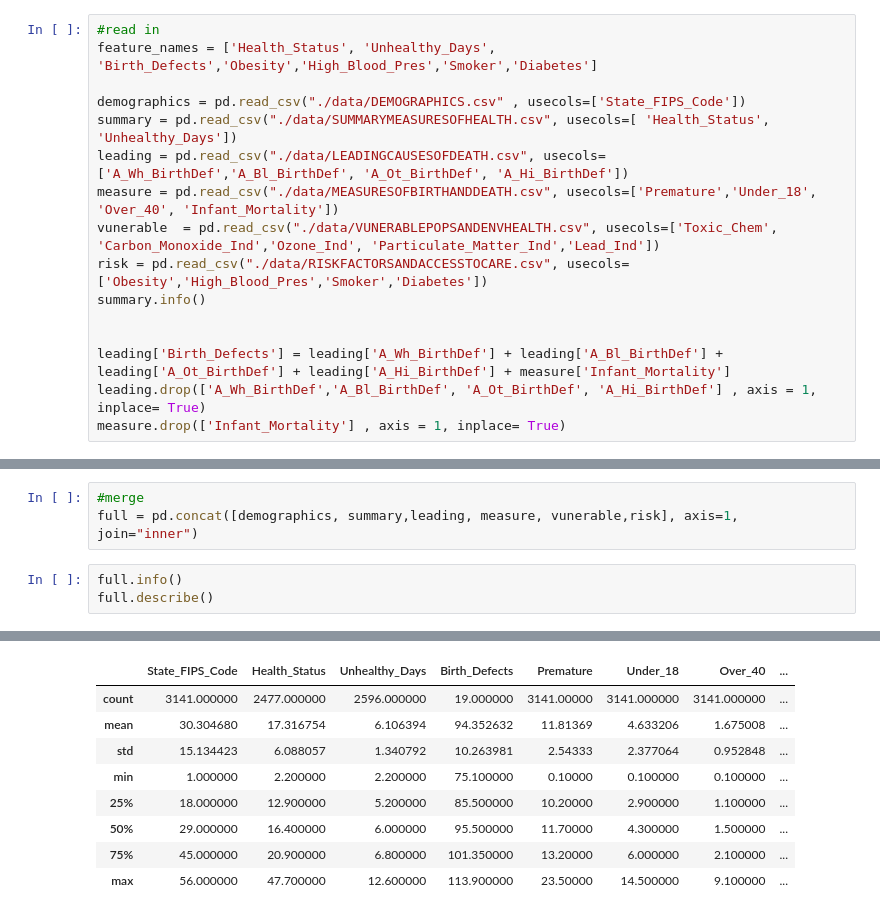
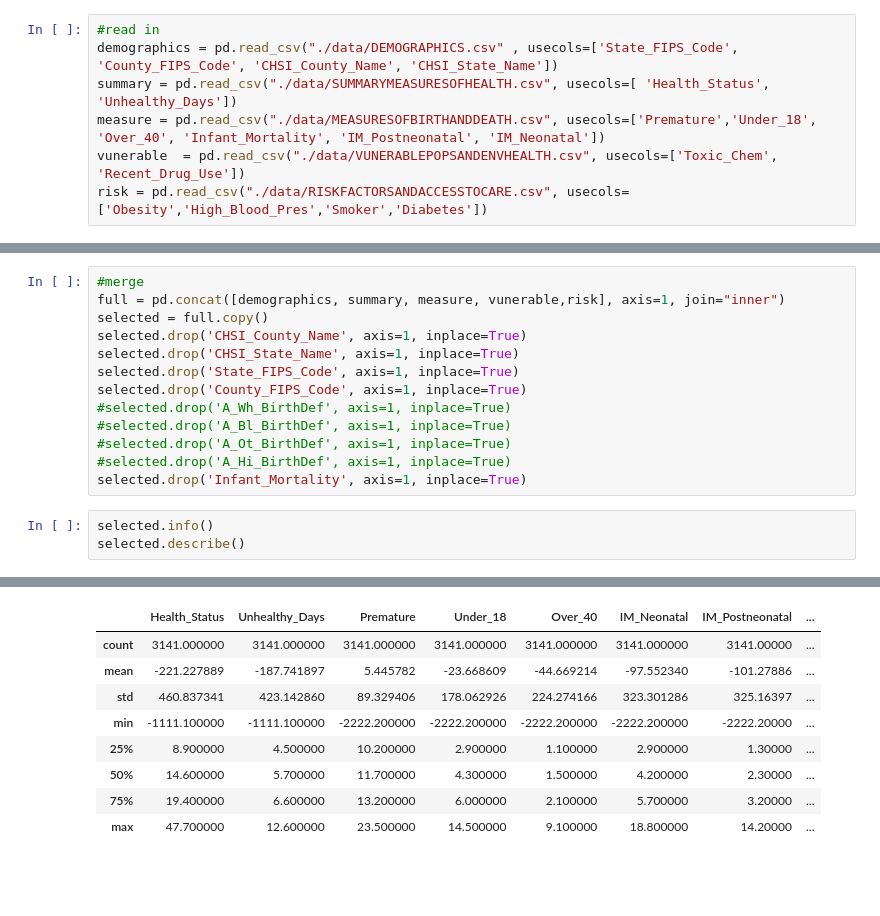
Before and after one commit to fpu-spring2019-ml-team2/MachineLearning, a Jupyter notebook: ML_Project.ipynb, the cells around one changed output, grey strips where cells are left out. Saved outputs shown, nothing was run; the diff lists cells and outputs as text; blank space fills up the shorter version.

```diff
--- a/ML_Project.ipynb
+++ b/ML_Project.ipynb
@@ -16,16 +16,7 @@ from sklearn.svm import SVR
 # %%
 #read in
-feature_names = ['Health_Status', 'Unhealthy_Days', 'Birth_Defects','Obesity','High_Blood_Pres','Smoker','Diabetes']
-
-demographics = pd.read_csv("./data/DEMOGRAPHICS.csv" , usecols=['State_FIPS_Code'])
+demographics = pd.read_csv("./data/DEMOGRAPHICS.csv" , usecols=['State_FIPS_Code', 'County_FIPS_Code', 'CHSI_County_Name', 'CHSI_State_Name'])
 summary = pd.read_csv("./data/SUMMARYMEASURESOFHEALTH.csv", usecols=[ 'Health_Status', 'Unhealthy_Days'])
-leading = pd.read_csv("./data/LEADINGCAUSESOFDEATH.csv", usecols=['A_Wh_BirthDef','A_Bl_BirthDef', 'A_Ot_BirthDef', 'A_Hi_BirthDef'])
-measure = pd.read_csv("./data/MEASURESOFBIRTHANDDEATH.csv", usecols=['Premature','Under_18', 'Over_40', 'Infant_Mortality'])
-vunerable  = pd.read_csv("./data/VUNERABLEPOPSANDENVHEALTH.csv", usecols=['Toxic_Chem', 'Carbon_Monoxide_Ind','Ozone_Ind', 'Particulate_Matter_Ind','Lead_Ind'])
+measure = pd.read_csv("./data/MEASURESOFBIRTHANDDEATH.csv", usecols=['Premature','Under_18', 'Over_40', 'Infant_Mortality', 'IM_Postneonatal', 'IM_Neonatal'])
+vunerable  = pd.read_csv("./data/VUNERABLEPOPSANDENVHEALTH.csv", usecols=['Toxic_Chem', 'Recent_Drug_Use'])
 risk = pd.read_csv("./data/RISKFACTORSANDACCESSTOCARE.csv", usecols=['Obesity','High_Blood_Pres','Smoker','Diabetes'])
-summary.info()
-
-
-leading['Birth_Defects'] = leading['A_Wh_BirthDef'] + leading['A_Bl_BirthDef'] + leading['A_Ot_BirthDef'] + leading['A_Hi_BirthDef'] + measure['Infant_Mortality']
-leading.drop(['A_Wh_BirthDef','A_Bl_BirthDef', 'A_Ot_BirthDef', 'A_Hi_BirthDef'] , axis = 1, inplace= True)
-measure.drop(['Infant_Mortality'] , axis = 1, inplace= True)
@@ -40,9 +23,19 @@ memory usage: 49.2 KB
-# %%
-#merge
-full = pd.concat([demographics, summary,leading, measure, vunerable,risk], axis=1, join="inner")
+# %%
+#merge
+full = pd.concat([demographics, summary, measure, vunerable,risk], axis=1, join="inner")
+selected = full.copy()
+selected.drop('CHSI_County_Name', axis=1, inplace=True)
+selected.drop('CHSI_State_Name', axis=1, inplace=True)
+selected.drop('State_FIPS_Code', axis=1, inplace=True)
+selected.drop('County_FIPS_Code', axis=1, inplace=True)
+#selected.drop('A_Wh_BirthDef', axis=1, inplace=True)
+#selected.drop('A_Bl_BirthDef', axis=1, inplace=True)
+#selected.drop('A_Ot_BirthDef', axis=1, inplace=True)
+#selected.drop('A_Hi_BirthDef', axis=1, inplace=True)
+selected.drop('Infant_Mortality', axis=1, inplace=True)
 # %%
-full.info()
-full.describe()
+selected.info()
+selected.describe()
 # %% [output]
 <class 'pandas.core.frame.DataFrame'>
 RangeIndex: 3141 entries, 0 to 3140
@@ -64,9 +58,9 @@ memory usage: 392.7 KB
-|  | State_FIPS_Code | Health_Status | Unhealthy_Days | Birth_Defects | Premature | Under_18 | Over_40 | ... |
-| count | 3141.000000 | 2477.000000 | 2596.000000 | 19.000000 | 3141.00000 | 3141.000000 | 3141.000000 | ... |
-| mean | 30.304680 | 17.316754 | 6.106394 | 94.352632 | 11.81369 | 4.633206 | 1.675008 | ... |
-| std | 15.134423 | 6.088057 | 1.340792 | 10.263981 | 2.54333 | 2.377064 | 0.952848 | ... |
-| min | 1.000000 | 2.200000 | 2.200000 | 75.100000 | 0.10000 | 0.100000 | 0.100000 | ... |
-| 25% | 18.000000 | 12.900000 | 5.200000 | 85.500000 | 10.20000 | 2.900000 | 1.100000 | ... |
-| 50% | 29.000000 | 16.400000 | 6.000000 | 95.500000 | 11.70000 | 4.300000 | 1.500000 | ... |
-| 75% | 45.000000 | 20.900000 | 6.800000 | 101.350000 | 13.20000 | 6.000000 | 2.100000 | ... |
-| max | 56.000000 | 47.700000 | 12.600000 | 113.900000 | 23.50000 | 14.500000 | 9.100000 | ... |
+|  | Health_Status | Unhealthy_Days | Premature | Under_18 | Over_40 | IM_Neonatal | IM_Postneonatal | ... |
+| count | 3141.000000 | 3141.000000 | 3141.000000 | 3141.000000 | 3141.000000 | 3141.000000 | 3141.00000 | ... |
+| mean | -221.227889 | -187.741897 | 5.445782 | -23.668609 | -44.669214 | -97.552340 | -101.27886 | ... |
+| std | 460.837341 | 423.142860 | 89.329406 | 178.062926 | 224.274166 | 323.301286 | 325.16397 | ... |
+| min | -1111.100000 | -1111.100000 | -2222.200000 | -2222.200000 | -2222.200000 | -2222.200000 | -2222.20000 | ... |
+| 25% | 8.900000 | 4.500000 | 10.200000 | 2.900000 | 1.100000 | 2.900000 | 1.30000 | ... |
+| 50% | 14.600000 | 5.700000 | 11.700000 | 4.300000 | 1.500000 | 4.200000 | 2.30000 | ... |
+| 75% | 19.400000 | 6.600000 | 13.200000 | 6.000000 | 2.100000 | 5.700000 | 3.20000 | ... |
+| max | 47.700000 | 12.600000 | 23.500000 | 14.500000 | 9.100000 | 18.800000 | 14.20000 | ... |
```
Also changed, not shown: parts of 18 cells of this notebook, 8 other files.
